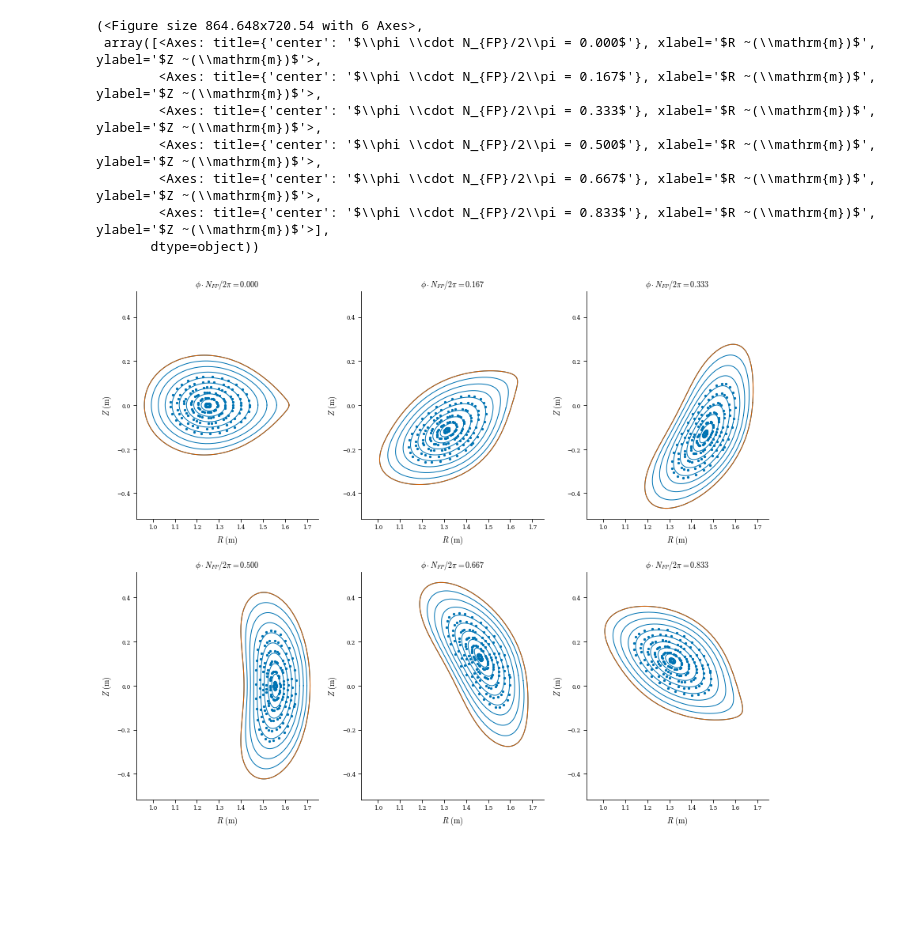
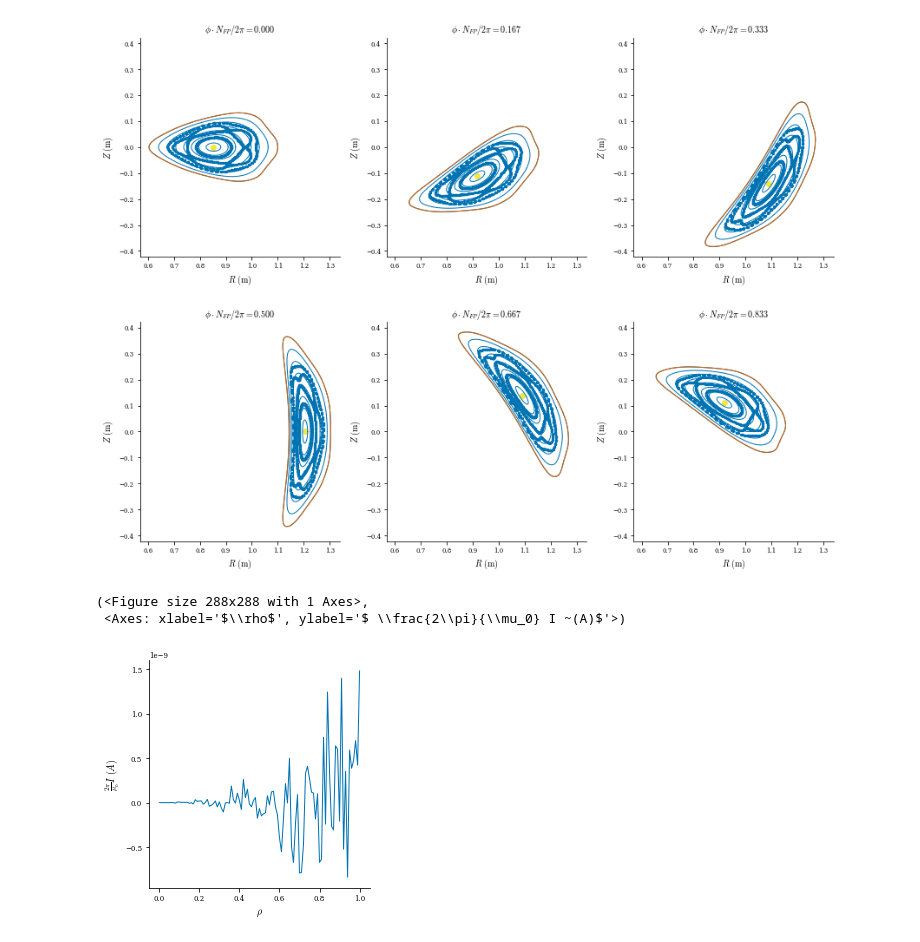
Before and after one commit to YigitElma/DEBUG-DESC, a Jupyter notebook: Poincare/fit_surface_current.ipynb, the cells around one changed output. Cells and saved outputs as stored; diff of their text form; code cells hidden in the pictures; blank space fills up the shorter version.

Commit message:
add poincare continuation notebook

```diff
--- a/Poincare/fit_surface_current.ipynb
+++ b/Poincare/fit_surface_current.ipynb
@@ -7,22 +17,5 @@ from desc.backend import jnp
 # %%
-eq = get("ESTELL")
+# eq = get("ESTELL")
+eq = load("../SurfaceIntegral/isl_curr_dens_output.h5")
 grid = LinearGrid(M=30,N=30,NFP=eq.NFP) # idk if sym=True is needed or not tbh so we will leave no sym here
 data = eq.compute(["K_vc"],grid=grid)
-
-field = FourierCurrentPotentialField.from_surface(surface=eq.surface,M_Phi=20,N_Phi=20,sym_Phi=False)
-def surf_curr(x):
-    # x is [I,G,phi_mn]
-    params = field.params_dict
-    params["I"]=x[0]
-    params["G"]=x[1]
-    params["Phi_mn"]=x[2:]
-    return field.compute("K",grid=grid,params=params)["K"].flatten(order="F")
-# jacobian of the above fxn is the A s.t. Ax = K_field where K_field is the K of the FourierCurrentPotentialField
-# since K is linear in x
-A = Derivative(surf_curr)(jnp.zeros(field.Phi_mn.size+2))
-# pseudoinvert Ax = K_vc to fit the field params to the virtual casing current
-K_vc = data["K_vc"].flatten(order="F")
-x = jnp.linalg.pinv(A) @ K_vc
-field.I = x[0]
-field.G = x[1]
-field.Phi_mn = x[2:]
@@ -69,16 +83,16 @@ from desc.plotting import poincare_plot, plot_surfaces
 # %%
 # takes a minute or two to run
-grid = LinearGrid(rho=np.linspace(0.01, 1.0,10))
+grid = LinearGrid(rho=[0.3, 0.5, 0.5525, 0.7])
 pos_data = eq.compute(["R","Z"],grid=grid)
-fig,ax = plot_surfaces(eq,theta=0,rho=grid.nodes[:,0])
-poincare_plot(field,R0=pos_data["R"][:-4],Z0=pos_data["Z"][:-4],ntransit=30,ax=ax)
+fig,ax = plot_surfaces(eq,theta=0)
+poincare_plot(field,R0=pos_data["R"],Z0=pos_data["Z"],ntransit=250,ax=ax);
+plt.savefig("trace.png", dpi=300)
 # %% [output]
-(<Figure size 864.648x720.54 with 6 Axes>,
- array([<Axes: title={'center': '$\\phi \\cdot N_{FP}/2\\pi = 0.000$'}, xlabel='$R ~(\\mathrm{m})$', ylabel='$Z ~(\\mathrm{m})$'>,
-        <Axes: title={'center': '$\\phi \\cdot N_{FP}/2\\pi = 0.167$'}, xlabel='$R ~(\\mathrm{m})$', ylabel='$Z ~(\\mathrm{m})$'>,
-        <Axes: title={'center': '$\\phi \\cdot N_{FP}/2\\pi = 0.333$'}, xlabel='$R ~(\\mathrm{m})$', ylabel='$Z ~(\\mathrm{m})$'>,
-        <Axes: title={'center': '$\\phi \\cdot N_{FP}/2\\pi = 0.500$'}, xlabel='$R ~(\\mathrm{m})$', ylabel='$Z ~(\\mathrm{m})$'>,
-        <Axes: title={'center': '$\\phi \\cdot N_{FP}/2\\pi = 0.667$'}, xlabel='$R ~(\\mathrm{m})$', ylabel='$Z ~(\\mathrm{m})$'>,
-        <Axes: title={'center': '$\\phi \\cdot N_{FP}/2\\pi = 0.833$'}, xlabel='$R ~(\\mathrm{m})$', ylabel='$Z ~(\\mathrm{m})$'>],
-       dtype=object))
-[figure, old version]
+[figure, new version]
+# %%
+from desc.plotting import *
+plot_1d(eq, "current")
+# %% [output]
+(<Figure size 288x288 with 1 Axes>,
+ <Axes: xlabel='$\\rho$', ylabel='$ \\frac{2\\pi}{\\mu_0} I ~(A)$'>)
+[figure, added]
```
Also changed, not shown: parts of 10 cells of this notebook, 7 other files.
